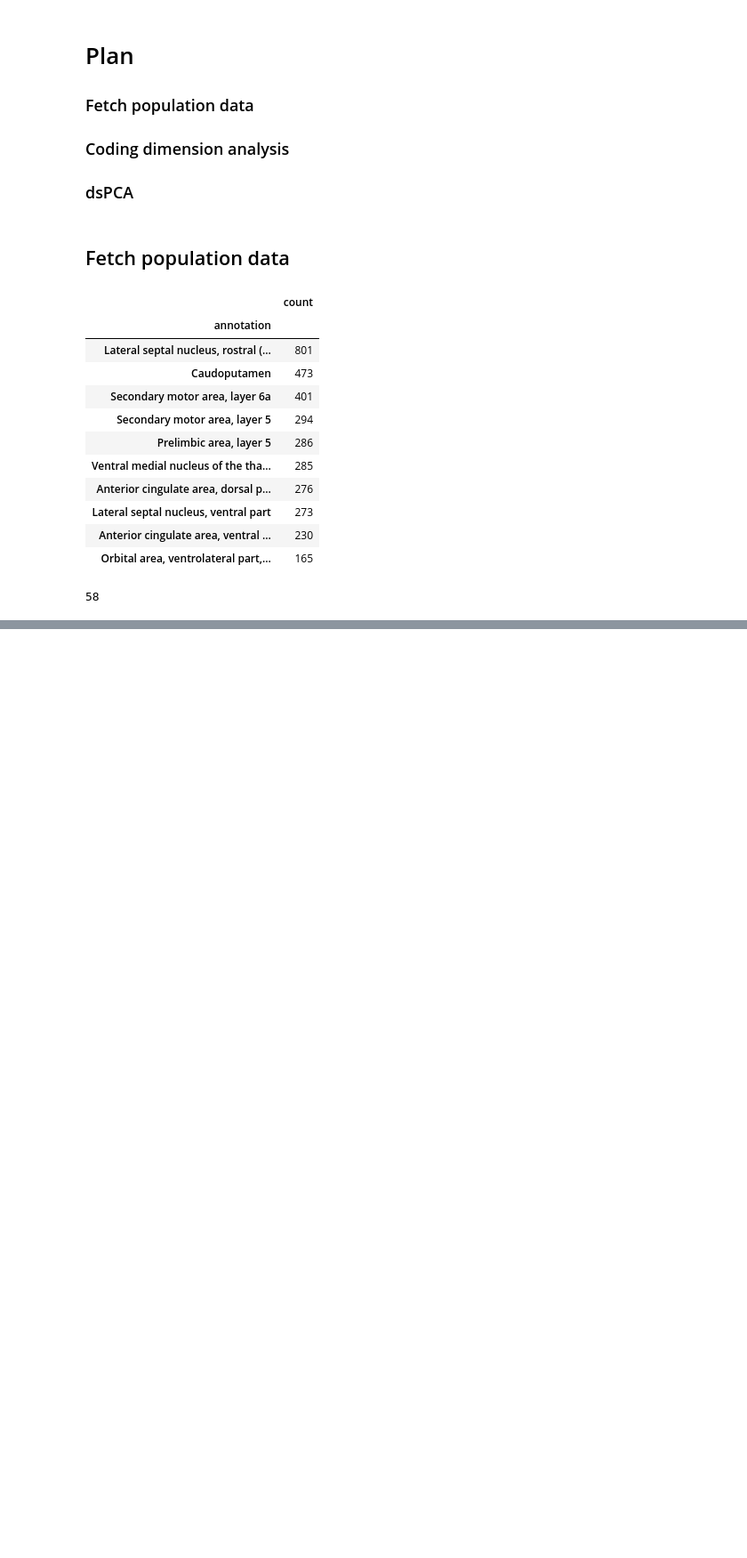
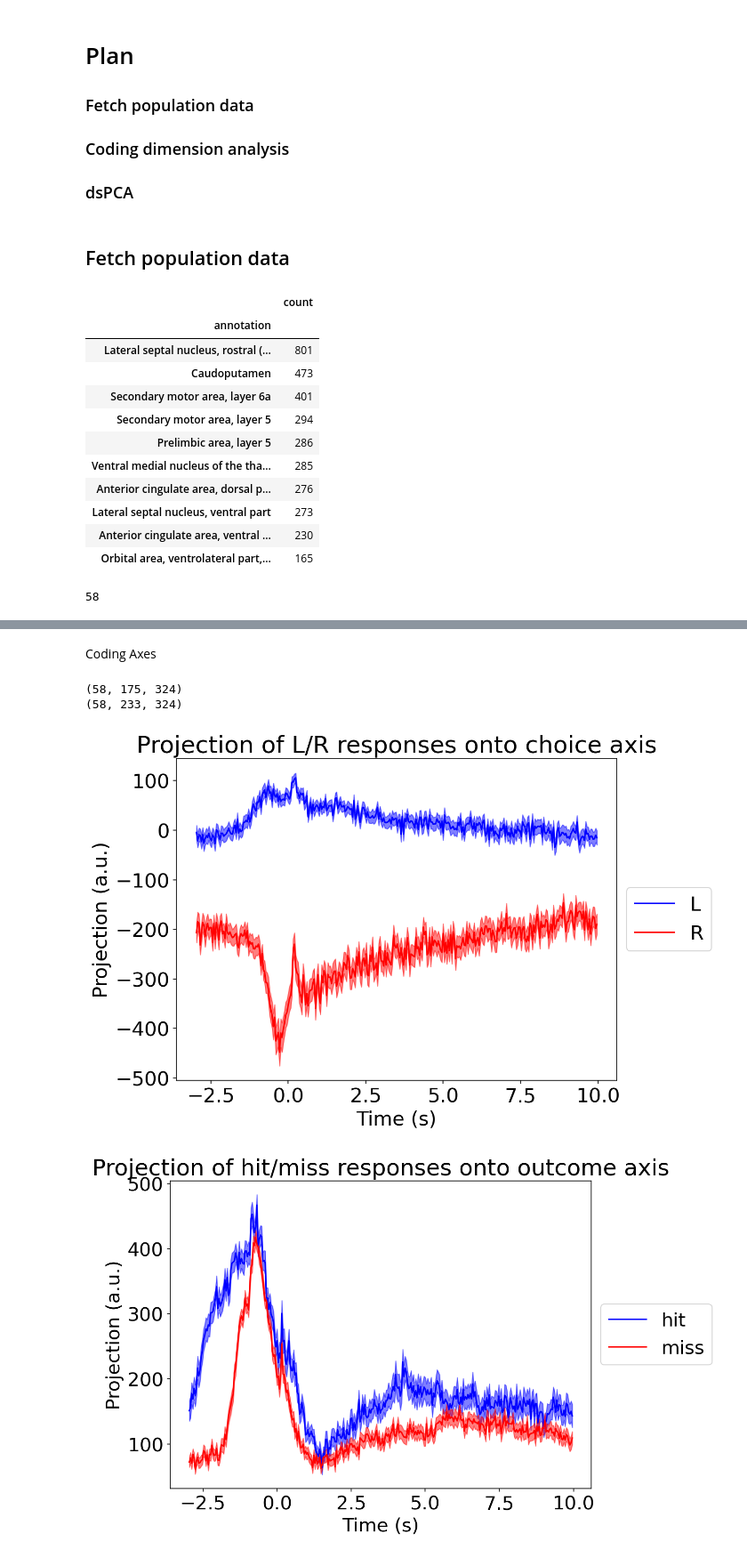
Before and after one commit to pckuo/map-ephys, a Jupyter notebook: notebook/pckuo/population.ipynb, the cells around one changed output, grey strips where cells are left out. Shown at 89% size. Drawn from its saved outputs; the diff is of its cells as text; code cells hidden in the pictures; blank space fills up the shorter version.

Commit message:
coding axes analysis

```diff
--- a/notebook/pckuo/population.ipynb
+++ b/notebook/pckuo/population.ipynb
@@ -148,7 +157,3 @@ check: sel trial ind (135,), output pop psth (58, 135, 324)
 check: sel trial ind (273,), output pop psth (58, 273, 324)
 check: sel trial ind (233,), output pop psth (58, 233, 324)
 check: sel trial ind (175,), output pop psth (58, 175, 324)
-# %%
-pop_psth = np.concatenate([pop_psth_L, pop_psth_R], axis=1)
-print(pop_psth.min())
-print(pop_psth.max())
@@ -236,3 +268,70 @@ q_latent_variable
 # fetch independent variables?
 df = util._get_unit_independent_variable(keys2trials[0], model_id=10)
 df
+# %% [markdown]
+Coding Axes
+# %%
+def get_coding_axis(pop_psth_1, pop_psth_2):
+
+    pop_psth_1_avg = np.average(pop_psth_1, axis=1)
+    pop_psth_2_avg = np.average(pop_psth_2, axis=1)
+    pop_psth_diff_12 = pop_psth_1_avg - pop_psth_2_avg
+    pop_psth_diff_12_avg = np.average(pop_psth_diff_12, axis=1)
+
+    return pop_psth_diff_12_avg
+
+
+def get_coding_axis_projection(pop_psth, coding_axis):
+    proj = np.inner(np.moveaxis(pop_psth, 0, -1), coding_axis)
+    proj_avg = np.average(proj, axis=0)
+    proj_std = np.std(proj, axis=0)
+    proj_sem = proj_std / np.sqrt(proj.shape[0])
+
+    return proj_avg, proj_sem
+
+
+def plot_projection_coding_axis(proj_1, proj_1_sem, proj_2, proj_2_sem, bins,
+                                proj_1_source_name, proj_2_source_name, axis_name):
+    fig, axs = plt.subplots(1,1, figsize=(8,6), dpi=150)
+    plt.plot(bins, proj_1, 'b-', label=proj_1_source_name)
+    plt.fill_between(bins, proj_1-proj_1_sem, proj_1+proj_1_sem,
+                    alpha=0.5, color='b')
+    plt.plot(bins, proj_2, 'r-', label=proj_2_source_name)
+    plt.fill_between(bins, proj_2-proj_2_sem, proj_2+proj_2_sem,
+                    alpha=0.5, color='r')
+    plt.title('Projection of {}/{} responses onto {} axis'.format(proj_1_source_name, proj_2_source_name, axis_name))
+    plt.xlabel('Time (s)')
+    plt.ylabel('Projection (a.u.)')
+    plt.legend(loc='center left', bbox_to_anchor=(1, 0.5))
+    plt.show()
+
+
+print(pop_psth_R.shape)
+print(pop_psth_L.shape)
+
+choice_coding_axis = get_coding_axis(pop_psth_L, pop_psth_R)
+L_proj_choice_axis, L_proj_choice_axis_sem = get_coding_axis_projection(pop_psth_L, choice_coding_axis)
+R_proj_choice_axis, R_proj_choice_axis_sem = get_coding_axis_projection(pop_psth_R, choice_coding_axis)
+plot_projection_coding_axis(L_proj_choice_axis, L_proj_choice_axis_sem, R_proj_choice_axis, R_proj_choice_axis_sem, bins,
+                            'L', 'R', 'choice')
+
+outcome_coding_axis = get_coding_axis(pop_psth_hit, pop_psth_miss)
+hit_proj_outcome_axis, hit_proj_outcome_axis_sem = get_coding_axis_projection(pop_psth_hit, outcome_coding_axis)
+miss_proj_outcome_axis, miss_proj_outcome_axis_sem = get_coding_axis_projection(pop_psth_miss, outcome_coding_axis)
+plot_projection_coding_axis(hit_proj_outcome_axis, hit_proj_outcome_axis_sem, miss_proj_outcome_axis, miss_proj_outcome_axis_sem, bins,
+                            'hit', 'miss', 'outcome')
+
+hit_proj_choice_axis, hit_proj_choice_axis_sem = get_coding_axis_projection(pop_psth_hit, choice_coding_axis)
+miss_proj_choice_axis, miss_proj_choice_axis_sem = get_coding_axis_projection(pop_psth_miss, choice_coding_axis)
+plot_projection_coding_axis(hit_proj_choice_axis, hit_proj_choice_axis_sem, miss_proj_choice_axis, miss_proj_choice_axis_sem, bins,
+                            'hit', 'miss', 'choice')
+
+L_proj_outcome_axis, L_proj_outcome_axis_sem = get_coding_axis_projection(pop_psth_L, outcome_coding_axis)
+R_proj_outcome_axis, R_proj_outcome_axis_sem = get_coding_axis_projection(pop_psth_R, outcome_coding_axis)
+plot_projection_coding_axis(L_proj_outcome_axis, L_proj_outcome_axis_sem, R_proj_outcome_axis, R_proj_outcome_axis_sem, bins,
+                            'L', 'R', 'outcome')
+# %% [output]
+(58, 175, 324)
+(58, 233, 324)
+[figure, added]
+[figure, added]
```
Also changed, not shown: parts of 9 cells of this notebook.
